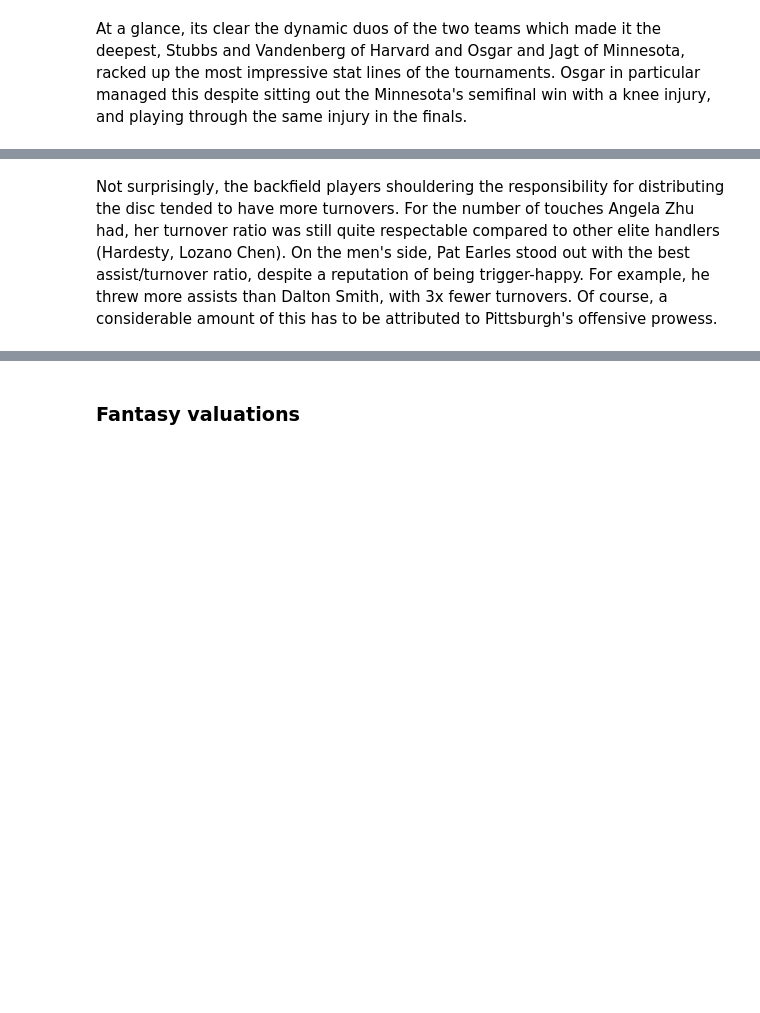
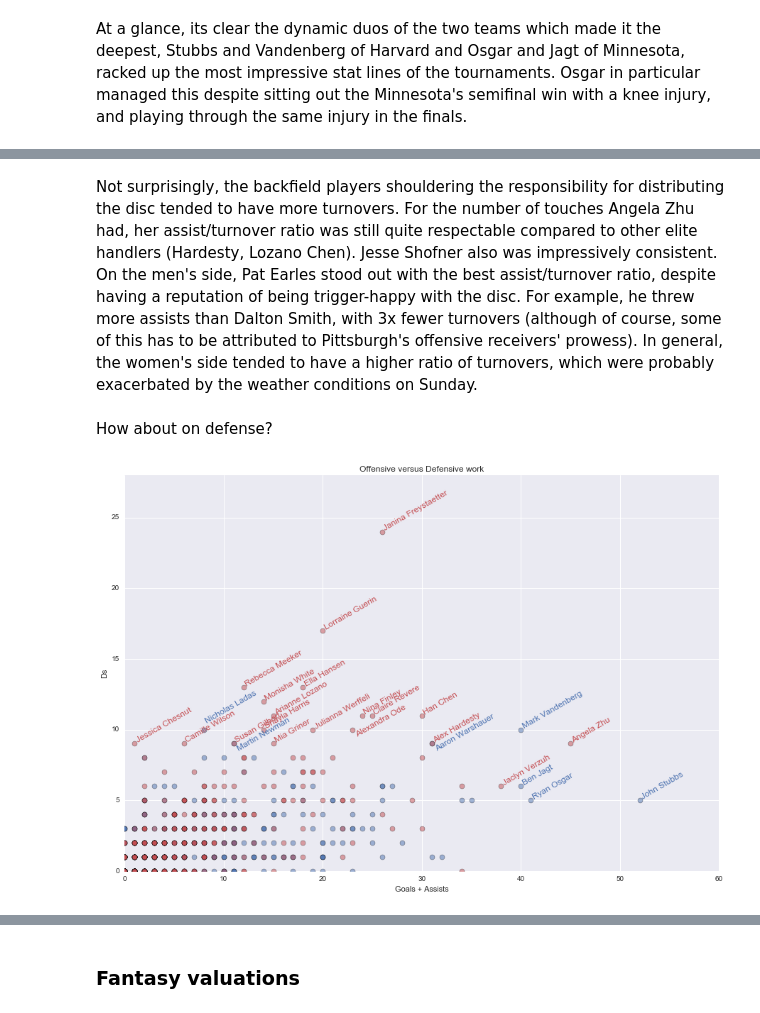
Before and after one commit to azjps/usau-py, a Jupyter notebook: notebooks/2016_D-I_College_Nationals_Fantasy_Stats.ipynb, the cells around one changed output, grey strips where cells are left out. Drawn from its saved outputs; the diff is of its cells as text; code cells hidden in the pictures; blank space fills up the shorter version.

```diff
--- a/notebooks/2016_D-I_College_Nationals_Fantasy_Stats.ipynb
+++ b/notebooks/2016_D-I_College_Nationals_Fantasy_Stats.ipynb
@@ -166,2 +181,29 @@ for _, row in womens_fantasy_clean[(womens_fantasy_clean.Assists > 18) |
 # %% [markdown]
-Not surprisingly, the backfield players shouldering the responsibility for distributing the disc tended to have more turnovers. For the number of touches Angela Zhu had, her turnover ratio was still quite respectable compared to other elite handlers (Hardesty, Lozano Chen). On the men's side, Pat Earles stood out with the best assist/turnover ratio, despite a reputation of being trigger-happy. For example, he threw more assists than Dalton Smith, with 3x fewer turnovers. Of course, a considerable amount of this has to be attributed to Pittsburgh's offensive prowess.
+Not surprisingly, the backfield players shouldering the responsibility for distributing the disc tended to have more turnovers. For the number of touches Angela Zhu had, her assist/turnover ratio was still quite respectable compared to other elite handlers (Hardesty, Lozano Chen). Jesse Shofner also was impressively consistent. On the men's side, Pat Earles stood out with the best assist/turnover ratio, despite having a reputation of being trigger-happy with the disc. For example, he threw more assists than Dalton Smith, with 3x fewer turnovers (although of course, some of this has to be attributed to Pittsburgh's offensive receivers' prowess). In general, the women's side tended to have a higher ratio of turnovers, which were probably exacerbated by the weather conditions on Sunday.
+# %% [markdown]
+How about on defense?
+# %%
+# Plot goals+assists versus Ds, labelling the top 20 performers of both genders
+fig, ax = plt.subplots(figsize=(15, 10))
+ax.plot(mens_fantasy_clean.Goals + mens_fantasy_clean.Assists, mens_fantasy_clean.Ds, "o", color=sns_blue, **style_args)
+ax.plot(womens_fantasy_clean.Goals + womens_fantasy_clean.Assists, womens_fantasy_clean.Ds, "o", color=sns_red, **style_args)
+ax.set_xlabel("Goals + Assists")
+ax.set_ylabel("Ds")
+ax.set_title("Offensive versus Defensive work")
+ax.set_ylim(0, 28)
+for _, row in fantasy_clean[(fantasy_clean.Ds > 8) |
+                            (fantasy_clean.Goals + fantasy_clean.Assists > 35)].iterrows():
+  adjustment = 0.2
+  x, y = row["Goals"] + row["Assists"], row["Ds"]
+  color = sns_blue if row["Gender"] == "Men" else sns_red
+  if row["Name"] == "Nicholas Ladas":
+    ax.annotate(row["Name"], xy=(x, y), xytext=(x + 0.2, y + 0.6),
+                ha='left', va='center', rotation=30, wrap=True, color=color)
+  elif row["Name"] in ("Aaron Warshauer", "Martin Newman", "Alexandra Ode"):
+    ax.annotate(row["Name"], xy=(x, y), xytext=(x + 0.4, y - 0.4),
+                ha='left', va='center', rotation=30, wrap=True, color=color)
+  else:
+    ax.annotate(row["Name"], xy=(x + adjustment,y  + adjustment),
+                ha='left', va='center', rotation=30, wrap=True, color=color)
+# %% [output]
+[figure, added]
```
Also changed, not shown: parts of 22 cells of this notebook, 4 other files.
